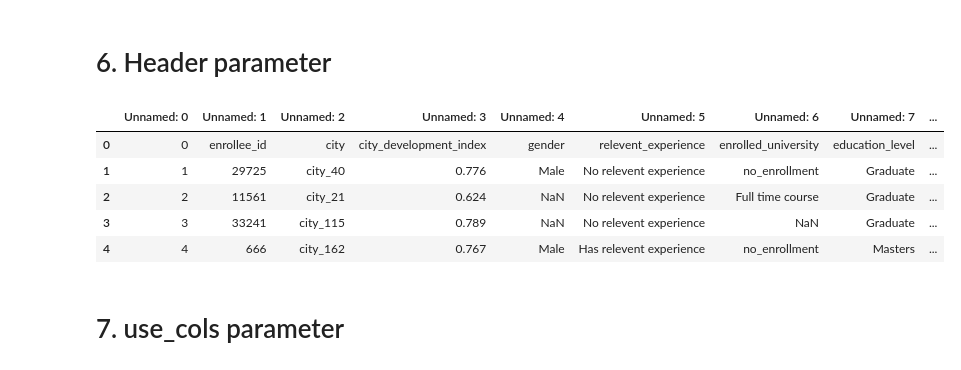
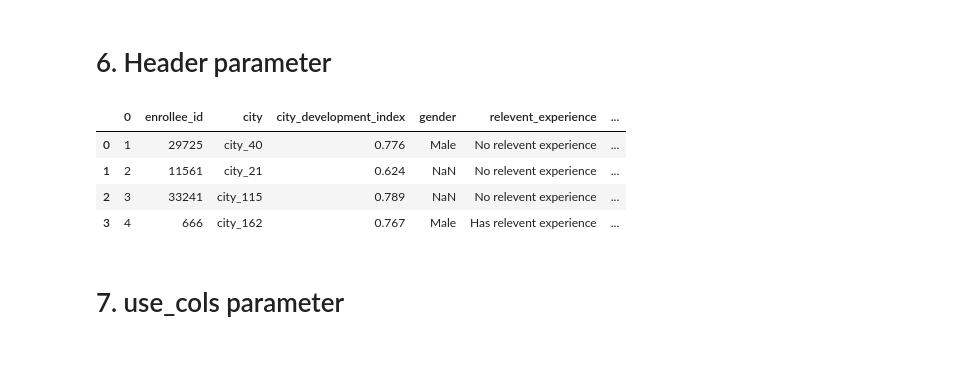
Before and after one commit to imabhishekc/100-days-of-ML, a Jupyter notebook: 3_working_with_csv_files/working-with-csv.ipynb, the cells around one changed output. Saved outputs shown, nothing was run; the diff lists cells and outputs as text; code cells hidden in the pictures.

```diff
--- a/3_working_with_csv_files/working-with-csv.ipynb
+++ b/3_working_with_csv_files/working-with-csv.ipynb
@@ -111,13 +111,12 @@ pd.read_csv('aug_train.csv', index_col='enrollee_id')
 # %% [markdown]
 # 6. Header parameter
 # %%
-pd.read_csv('test.csv')
+pd.read_csv('test.csv', header=1)
 # %% [output]
-|  | Unnamed: 0 | Unnamed: 1 | Unnamed: 2 | Unnamed: 3 | Unnamed: 4 | Unnamed: 5 | Unnamed: 6 | Unnamed: 7 | ... |
-| 0 | 0 | enrollee_id | city | city_development_index | gender | relevent_experience | enrolled_university | education_level | ... |
-| 1 | 1 | 29725 | city_40 | 0.776 | Male | No relevent experience | no_enrollment | Graduate | ... |
-| 2 | 2 | 11561 | city_21 | 0.624 | NaN | No relevent experience | Full time course | Graduate | ... |
-| 3 | 3 | 33241 | city_115 | 0.789 | NaN | No relevent experience | NaN | Graduate | ... |
-| 4 | 4 | 666 | city_162 | 0.767 | Male | Has relevent experience | no_enrollment | Masters | ... |
+|  | 0 | enrollee_id | city | city_development_index | gender | relevent_experience | ... |
+| 0 | 1 | 29725 | city_40 | 0.776 | Male | No relevent experience | ... |
+| 1 | 2 | 11561 | city_21 | 0.624 | NaN | No relevent experience | ... |
+| 2 | 3 | 33241 | city_115 | 0.789 | NaN | No relevent experience | ... |
+| 3 | 4 | 666 | city_162 | 0.767 | Male | Has relevent experience | ... |
 # %% [markdown]
 # 7. use_cols parameter
```
Also changed, not shown: parts of 1 cell of this notebook.
